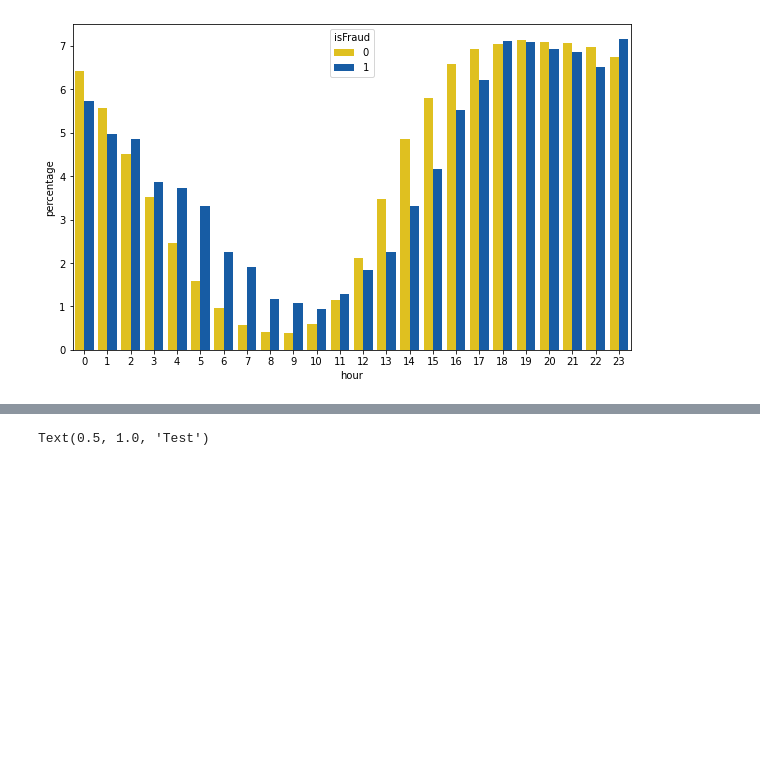
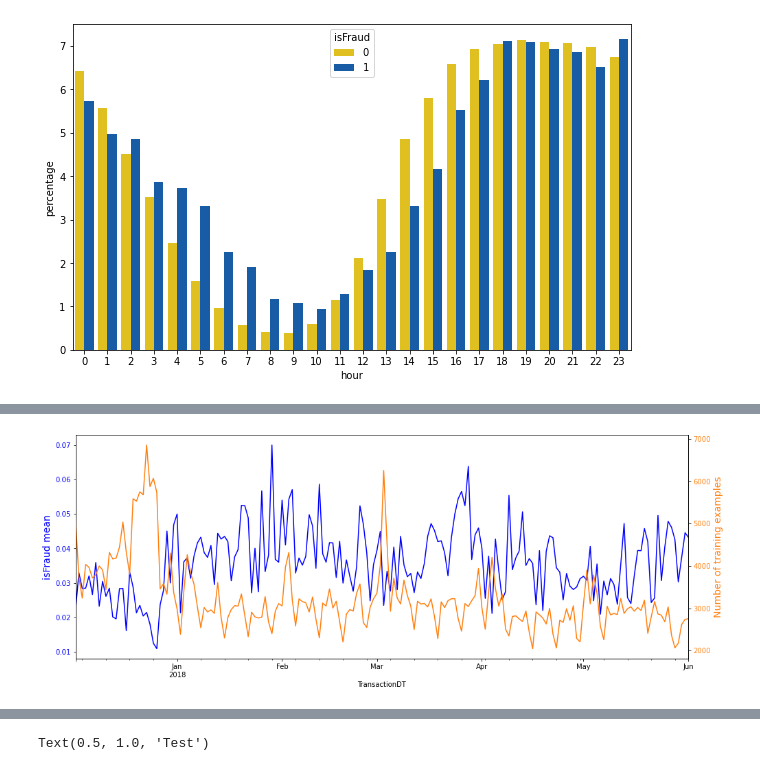
Before and after one commit to choseyi/IEEE-CIS_Fraud_Detection, a Jupyter notebook: src/ieee-seyi2.ipynb, the cells around one changed output, grey strips where cells are left out. Drawn from its saved outputs; the diff is of its cells as text; code cells hidden in the pictures; blank space fills up the shorter version.

```diff
--- a/src/ieee-seyi2.ipynb
+++ b/src/ieee-seyi2.ipynb
@@ -405,0 +418,12 @@ sns.barplot(x="hour", y="percentage", hue="isFraud", data=train_hour, palette=["
+# %%
+fig, ax1 = plt.subplots(figsize=(16, 6))
+train_df.set_index('TransactionDT').resample('D').mean()['isFraud'].plot(ax=ax1, color='blue')
+ax1.tick_params(axis='y', labelcolor='blue')
+ax1.set_ylabel('isFraud mean', color='blue', fontsize=14)
+ax2 = ax1.twinx()
+train_df['TransactionDT'].dt.floor('d').value_counts().sort_index().plot(ax=ax2, color='tab:orange');
+ax2.tick_params(axis='y', labelcolor='tab:orange');
+ax2.set_ylabel('Number of training examples', color='tab:orange', fontsize=14);
+ax2.grid(False)
+# %% [output]
+[figure, added]
```
Also changed, not shown: parts of 11 cells of this notebook.
